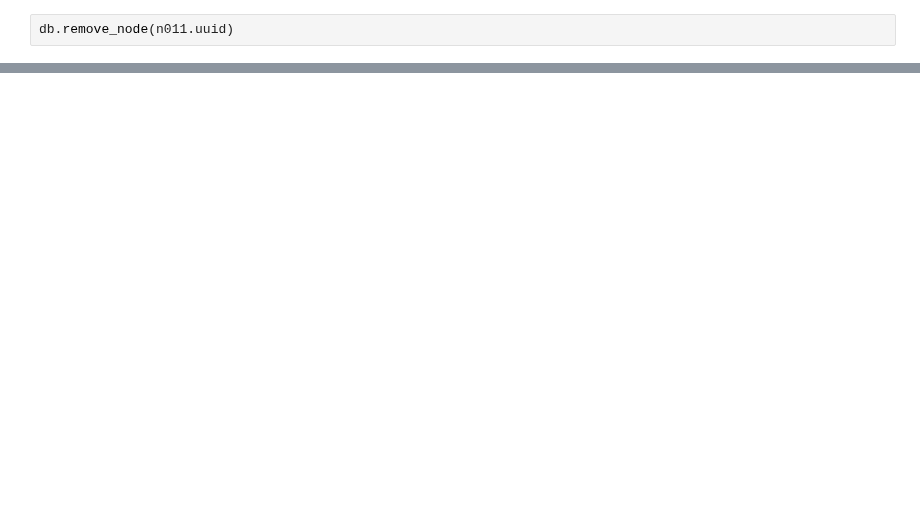
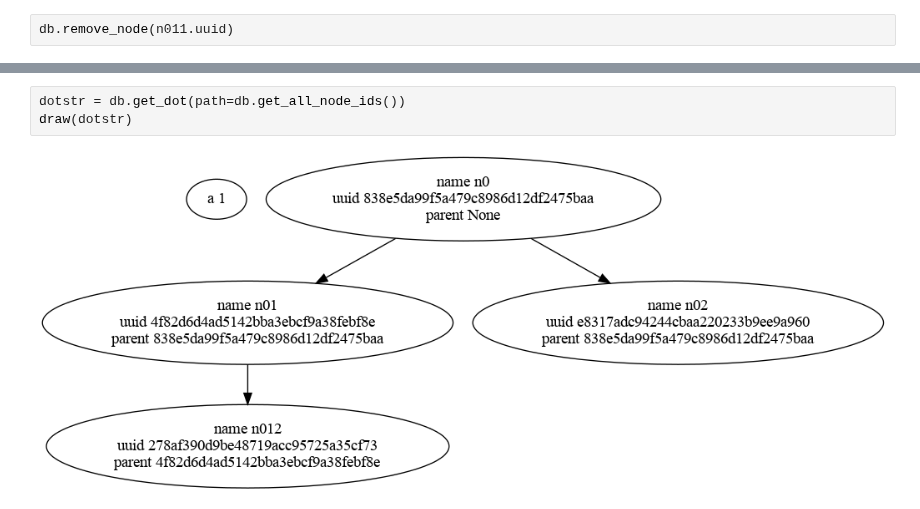
Before and after one commit to lepy/sdata, a Jupyter notebook: ipynb/simple_graph_database.ipynb, the cells around one changed output, grey strips where cells are left out. Cells and saved outputs as stored; diff of their text form; blank space fills up the shorter version.

```diff
--- a/ipynb/simple_graph_database.ipynb
+++ b/ipynb/simple_graph_database.ipynb
@@ -218,0 +220,5 @@ draw(dotstr)
+# %%
+dotstr = db.get_dot(path=db.get_all_node_ids())
+draw(dotstr)
+# %% [output]
+[figure, added]
```
Also changed, not shown: parts of 15 cells of this notebook, 2 other files.
